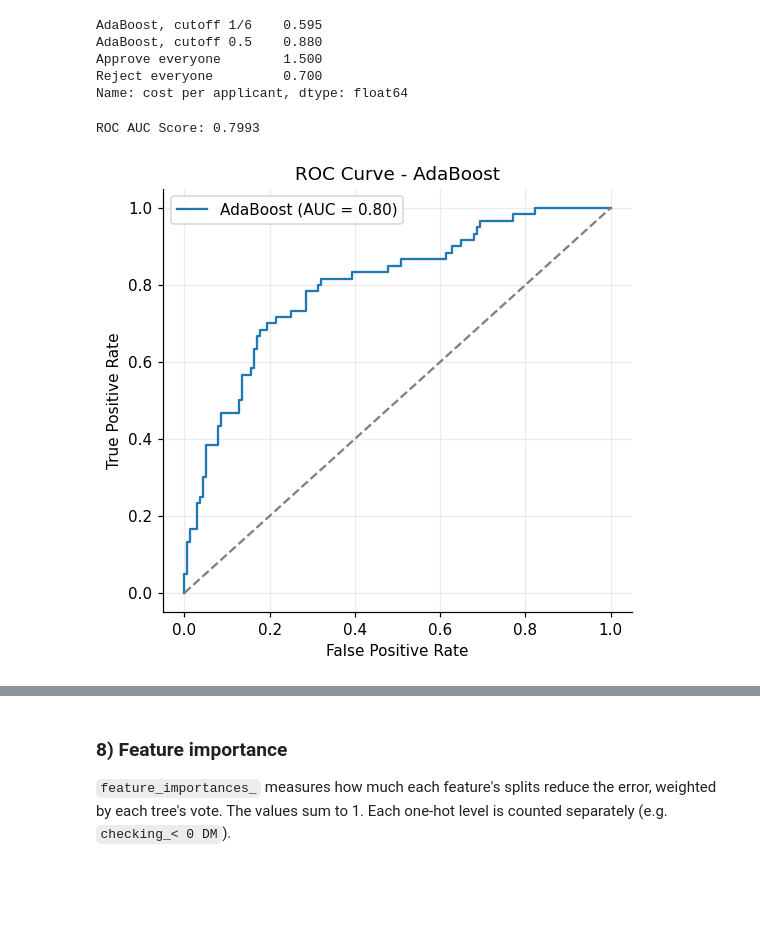
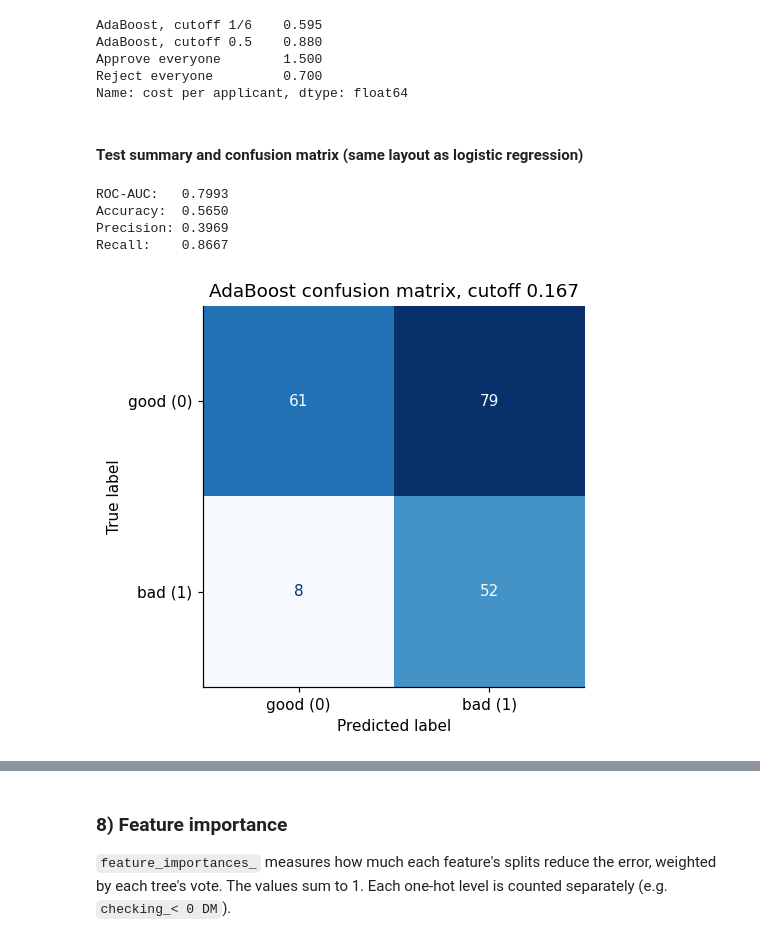
Before and after one commit to chrisgoh9/dseqf4212-group8, a Jupyter notebook: dseqf4212-group8.ipynb, the cells around one changed output, grey strips where cells are left out. Saved outputs shown, nothing was run; the diff lists cells and outputs as text; code cells hidden in the pictures; blank space fills up the shorter version.

Commit message:
adaboost plots

```diff
--- a/dseqf4212-group8.ipynb
+++ b/dseqf4212-group8.ipynb
@@ -1588,22 +1625,28 @@ AdaBoost, cutoff 0.5    0.880
 Approve everyone        1.500
 Reject everyone         0.700
 Name: cost per applicant, dtype: float64
-# %%
-# ROC AUC Score (uses the probabilities, so it does not depend on the cutoff)
-roc_auc_ada = roc_auc_score(y_test_ada, y_proba_ada)
-print(f"ROC AUC Score: {roc_auc_ada:.4f}")
-
-# Plot ROC Curve
-fpr, tpr, _ = roc_curve(y_test_ada, y_proba_ada)
-plt.figure(figsize=(5.5, 5))
-plt.plot(fpr, tpr, label=f"AdaBoost (AUC = {roc_auc_ada:.2f})")
-plt.plot([0, 1], [0, 1], '--', color='gray')   # random guessing
-plt.xlabel("False Positive Rate")
-plt.ylabel("True Positive Rate")
-plt.title("ROC Curve - AdaBoost")
-plt.legend()
-plt.grid(True)
-plt.show()
-# %% [output]
-ROC AUC Score: 0.7993
-[figure, removed]
+# %% [markdown]
+#### Test summary and confusion matrix (same layout as logistic regression)
+# %%
+from sklearn.metrics import precision_score, recall_score, ConfusionMatrixDisplay
+
+# Same summary as the logistic regression section (calibrated model, cutoff 1/6)
+print(f"ROC-AUC:   {roc_auc_score(y_test_ada, y_proba_ada):.4f}")
+print(f"Accuracy:  {accuracy_score(y_test_ada, y_pred_ada):.4f}")
+print(f"Precision: {precision_score(y_test_ada, y_pred_ada):.4f}")
+print(f"Recall:    {recall_score(y_test_ada, y_pred_ada):.4f}")
+
+# Confusion matrix (own figure): rows = actual (0 good, 1 bad), columns = predicted
+fig, ax = plt.subplots(figsize=(5, 4.4))
+ConfusionMatrixDisplay(confusion_matrix(y_test_ada, y_pred_ada),
+                       display_labels=["good (0)", "bad (1)"]).plot(ax=ax, cmap="Blues", colorbar=False)
+ax.grid(False)
+ax.set_title(f"AdaBoost confusion matrix, cutoff {THRESHOLD:.3f}")
+plt.tight_layout()
+plt.show()
+# %% [output]
+ROC-AUC:   0.7993
+Accuracy:  0.5650
+Precision: 0.3969
+Recall:    0.8667
+[figure, added]
```
Also changed, not shown: parts of 5 cells of this notebook.
